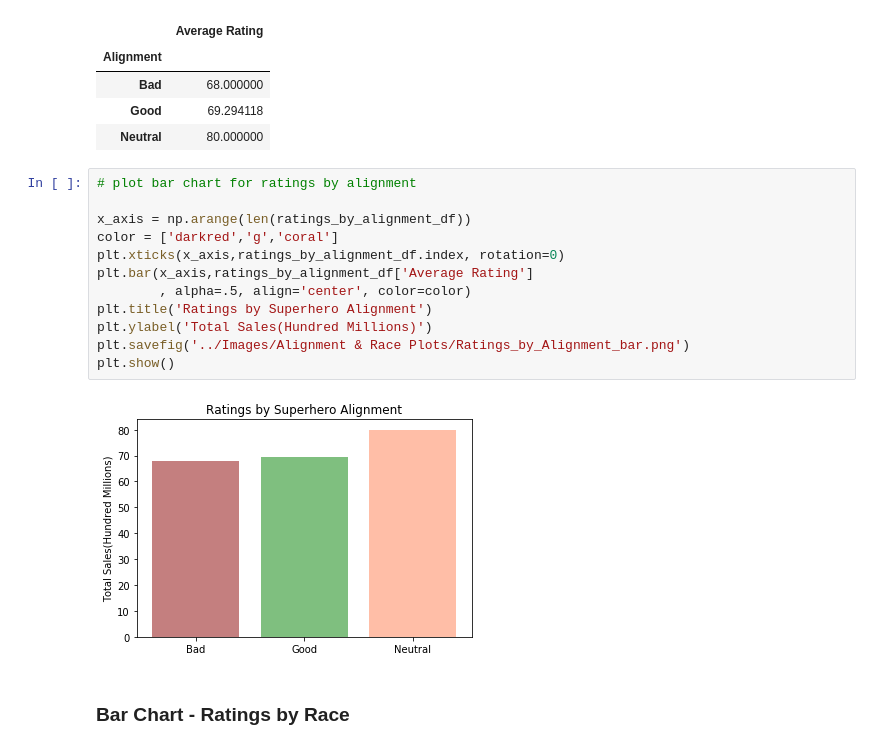
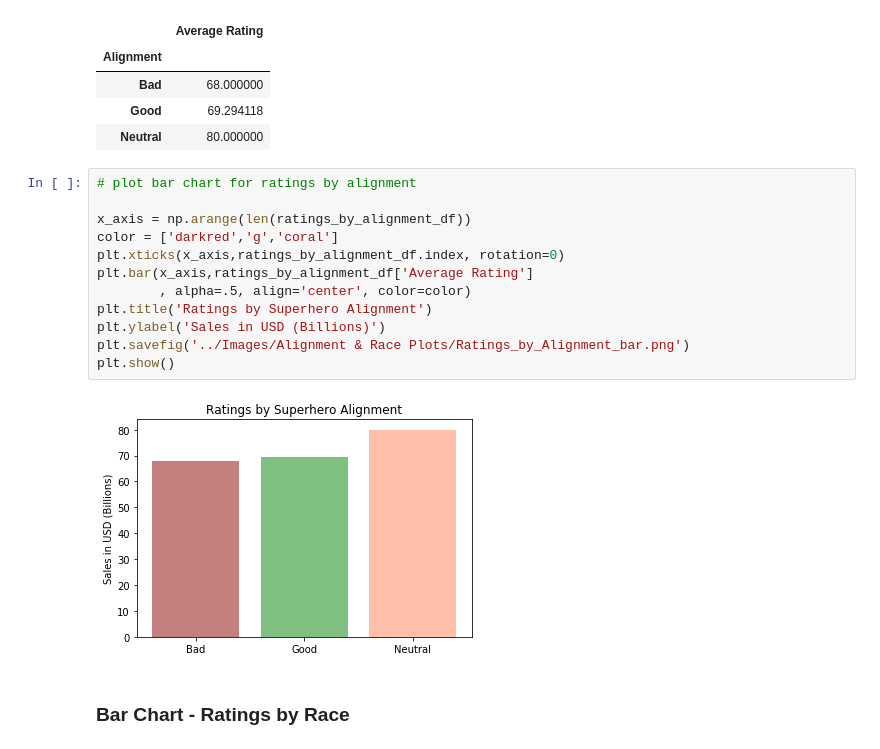
Before and after one commit to RyanSchraeder/Team-Aurora-Marvels, a Jupyter notebook: Notebooks/Alignment & Race Plotting.ipynb, the cells around one changed output. Drawn from its saved outputs; the diff is of its cells as text.

Commit message:
plot titles adjusted
Updated y-axis titles within bar charts

```diff
--- a/Notebooks/Alignment & Race Plotting.ipynb
+++ b/Notebooks/Alignment & Race Plotting.ipynb
@@ -182,17 +182,17 @@ ratings_by_alignment_df
 # %%
 # plot bar chart for ratings by alignment
 
 x_axis = np.arange(len(ratings_by_alignment_df))
 color = ['darkred','g','coral']
 plt.xticks(x_axis,ratings_by_alignment_df.index, rotation=0)
 plt.bar(x_axis,ratings_by_alignment_df['Average Rating']
         , alpha=.5, align='center', color=color)
 plt.title('Ratings by Superhero Alignment')
-plt.ylabel('Total Sales(Hundred Millions)')
+plt.ylabel('Sales in USD (Billions)')
 plt.savefig('../Images/Alignment & Race Plots/Ratings_by_Alignment_bar.png')
 plt.show()
 # %% [output]
-[figure, old version]
+[figure, new version]
 # %% [markdown]
 ### Bar Chart - Ratings by Race
 # %%
```
Also changed, not shown: parts of 2 cells of this notebook, 3 other files.
